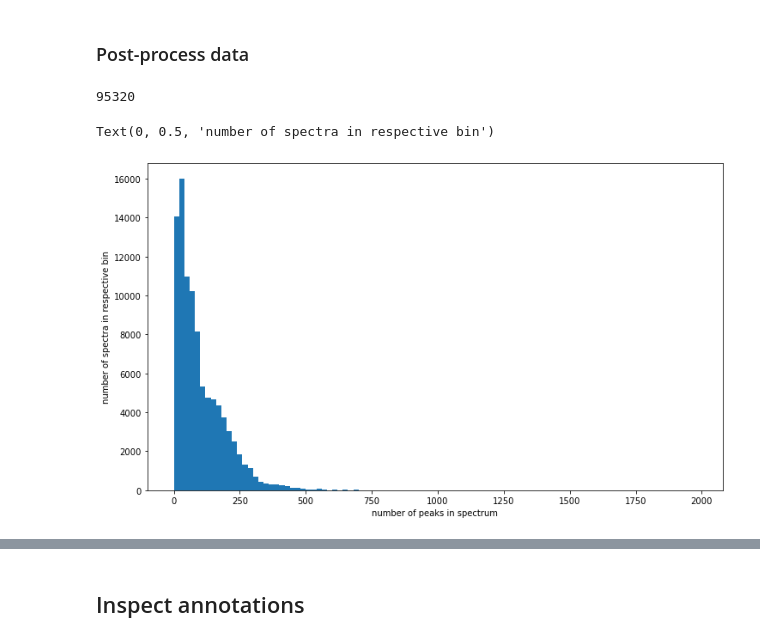
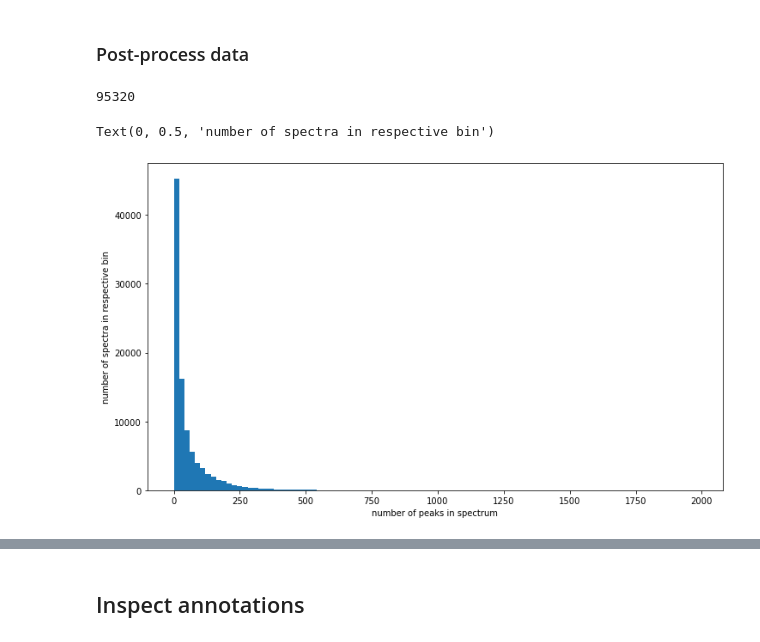
Before and after one commit to iomega/spec2vec_gnps_data_analysis, a Jupyter notebook: notebooks/iomega-workflow-8-library-matching.ipynb, the cells around one changed output, grey strips where cells are left out. Saved outputs shown, nothing was run; the diff lists cells and outputs as text; code cells hidden in the pictures.

```diff
--- a/notebooks/iomega-workflow-8-library-matching.ipynb
+++ b/notebooks/iomega-workflow-8-library-matching.ipynb
@@ -32,4 +36,28 @@ Text(0, 0.5, 'number of spectra in respective bin')
 [figure]
 # %% [markdown]
 ### Post-process data
+# %%
+from matchms.filtering import normalize_intensities
+from matchms.filtering import require_minimum_number_of_peaks
+from matchms.filtering import select_by_mz
+from matchms.filtering import select_by_relative_intensity
+from matchms.filtering import reduce_to_number_of_peaks
+from matchms.filtering import add_losses
+
+def post_process_classical(s):
+    s = normalize_intensities(s)
+    s = select_by_mz(s, mz_from=0, mz_to=1000)
+    s = require_minimum_number_of_peaks(s, n_required=10)
+    s = select_by_relative_intensity(s, intensity_from=0.01, intensity_to=1.0)
+    return s
+
+# apply filters to the data
+spectrums_classical = [post_process_classical(s) for s in spectrums]
+
+# omit spectrums that didn't qualify for analysis
+spectrums_classical = [s for s in spectrums_classical if s is not None]
+
+print(len(spectrums_classical))
+# %% [output]
+95320
 # %%
@@ -62,14 +83,10 @@ spectrums_postprocessed = [s for s in spectrums_postprocessed if s is not None]
-# %%
-len(spectrums_postprocessed)
-# %% [output]
-95320
 # %%
-number_of_peaks = [len(spec.peaks) for spec in spectrums_postprocessed]
+number_of_peaks = [len(spec.peaks) for spec in spectrums_classical]
 
 plt.figure(figsize=(12,7))
 hist = plt.hist(number_of_peaks, np.arange(0,2000,20))
 plt.xlabel("number of peaks in spectrum")
 plt.ylabel("number of spectra in respective bin")
 # %% [output]
 Text(0, 0.5, 'number of spectra in respective bin')
-[figure, old version]
+[figure, new version]
```
Also changed, not shown: parts of 46 cells of this notebook, 1 other file.
